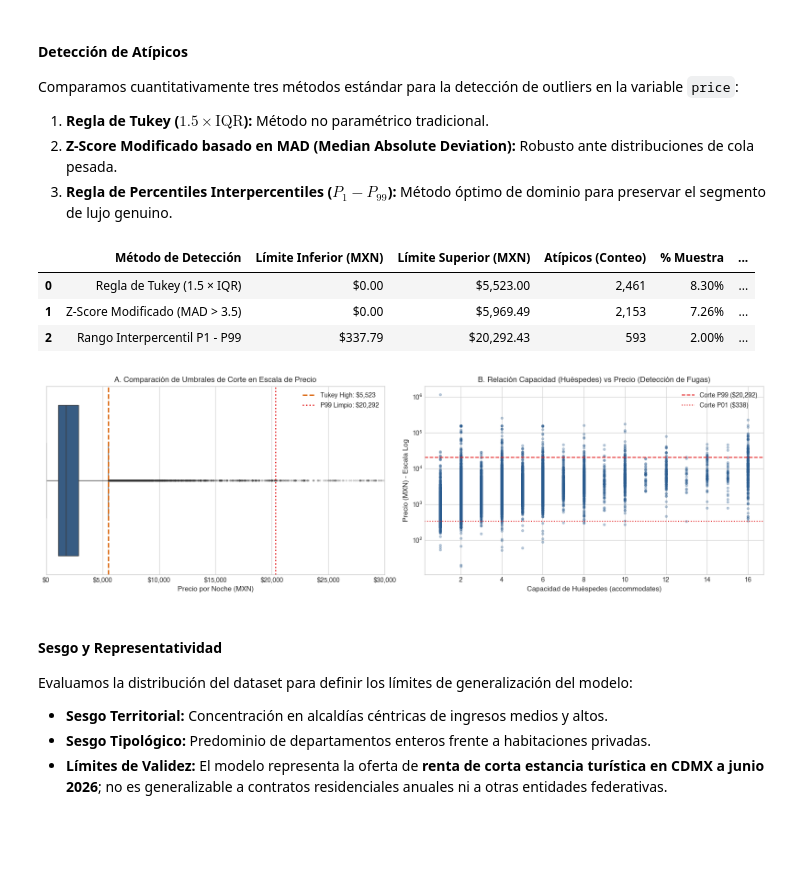
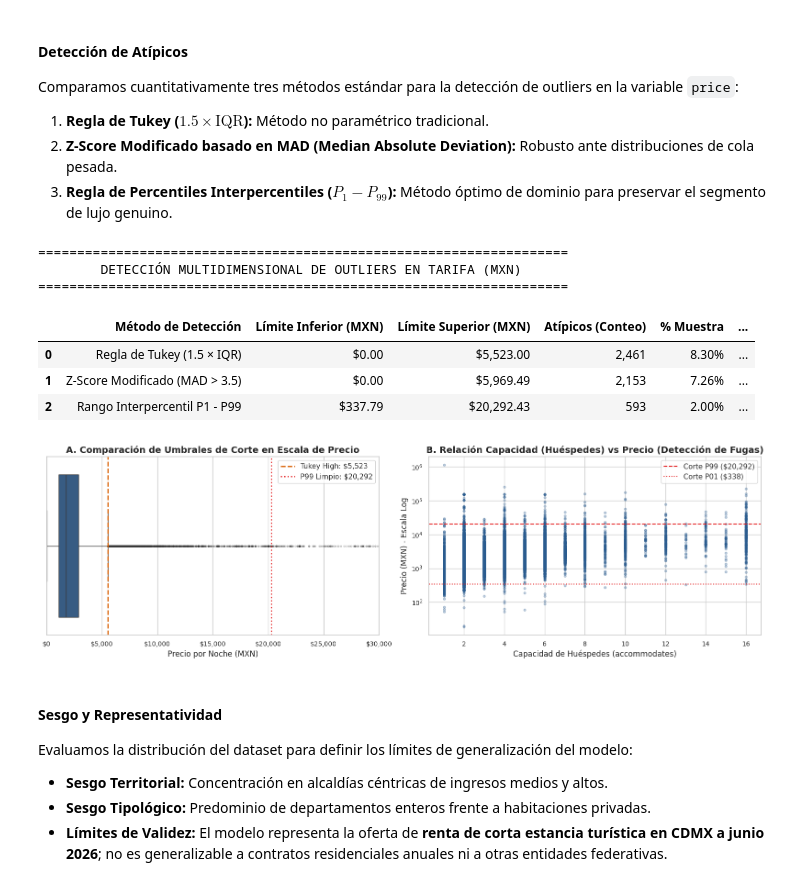
Before and after one commit to josenomberto/UTEC-CDIAV3-MCD8015, a Jupyter notebook: src/01_eda.ipynb, the cells around one changed output. Saved outputs shown, nothing was run; the diff lists cells and outputs as text; code cells hidden in the pictures; blank space fills up the shorter version.

```diff
--- a/src/01_eda.ipynb
+++ b/src/01_eda.ipynb
@@ -758,7 +792,7 @@ print("====================================================================")
 print("        DETECCIÓN MULTIDIMENSIONAL DE OUTLIERS EN TARIFA (MXN)      ")
 print("====================================================================")
 
-p_series = df_listings['price_clean'].dropna()
+p_series = df_listings['price_cleaned'].dropna()
 
 # 1. Regla de Tukey (IQR)
 q25 = p_series.quantile(0.25)
@@ -787,6 +821,9 @@ outlier_comparison = pd.DataFrame([
 
 display(outlier_comparison)
 # %% [output]
+====================================================================
+        DETECCIÓN MULTIDIMENSIONAL DE OUTLIERS EN TARIFA (MXN)
+====================================================================
 |  | Método de Detección | Límite Inferior (MXN) | Límite Superior (MXN) | Atípicos (Conteo) | % Muestra | ... |
 | 0 | Regla de Tukey (1.5 × IQR) | $0.00 | $5,523.00 | 2,461 | 8.30% | ... |
 | 1 | Z-Score Modificado (MAD > 3.5) | $0.00 | $5,969.49 | 2,153 | 7.26% | ... |
@@ -794,31 +831,31 @@ display(outlier_comparison)
 # %%
 # Visualización de Métodos de Detección de Outliers
 fig, axes = plt.subplots(1, 2, figsize=(16, 5))
 
 # 1. Boxplot con Líneas de Umbral
 sns.boxplot(x=p_series, ax=axes[0], color=COLOR_INFO, flierprops={'marker': 'o', 'markersize': 2, 'alpha': 0.3})
 axes[0].axvline(tukey_high, color=COLOR_WARN, linestyle='--', linewidth=2, label=f'Tukey High: ${tukey_high:,.0f}')
 axes[0].axvline(p99_val, color=COLOR_FAIL, linestyle=':', linewidth=2, label=f'P99 Limpio: ${p99_val:,.0f}')
 axes[0].set_title('A. Comparación de Umbrales de Corte en Escala de Precio', fontweight='bold')
 axes[0].set_xlabel('Precio por Noche (MXN)')
 axes[0].set_xlim(0, 30000)
 axes[0].xaxis.set_major_formatter(ticker.StrMethodFormatter('${x:,.0f}'))
 axes[0].legend()
 
 # 2. Gráfico de Dispersión: Capacidad vs Precio (Identificando Casos Absurdos)
-scatter = axes[1].scatter(df_listings['accommodates'], df_listings['price_clean'], alpha=0.3, color=COLOR_INFO, s=12)
+scatter = axes[1].scatter(df_listings['accommodates'], df_listings['price_cleaned'], alpha=0.3, color=COLOR_INFO, s=12)
 axes[1].axhline(p99_val, color=COLOR_FAIL, linestyle='--', label=f'Corte P99 (${p99_val:,.0f})')
 axes[1].axhline(p01_val, color=COLOR_FAIL, linestyle=':', label=f'Corte P01 (${p01_val:,.0f})')
 axes[1].set_title('B. Relación Capacidad (Huéspedes) vs Precio (Detección de Fugas)', fontweight='bold')
 axes[1].set_xlabel('Capacidad de Huéspedes (accommodates)')
 axes[1].set_ylabel('Precio (MXN) - Escala Log')
 axes[1].set_yscale('log')
 axes[1].legend()
 
 plt.tight_layout()
 plt.show()
 # %% [output]
-[figure, old version]
+[figure, new version]
 # %% [markdown]
 #### Sesgo y Representatividad
 
```
Also changed, not shown: parts of 11 cells of this notebook.
